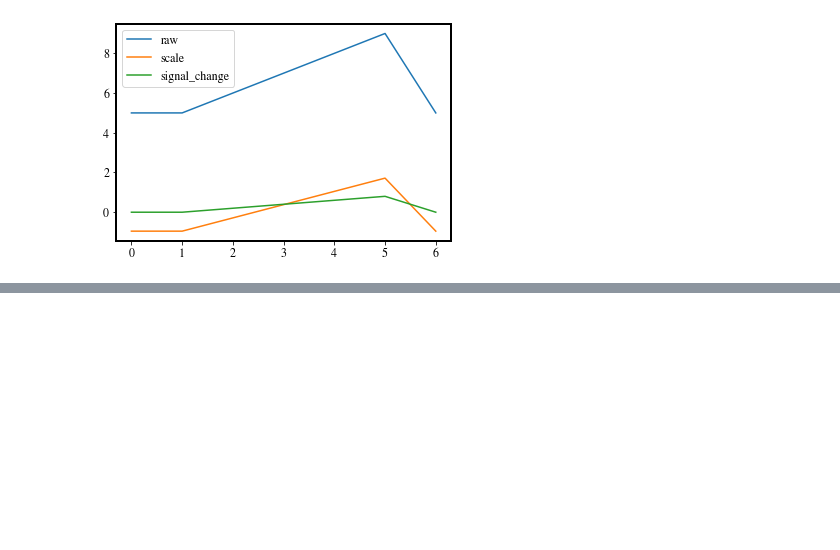
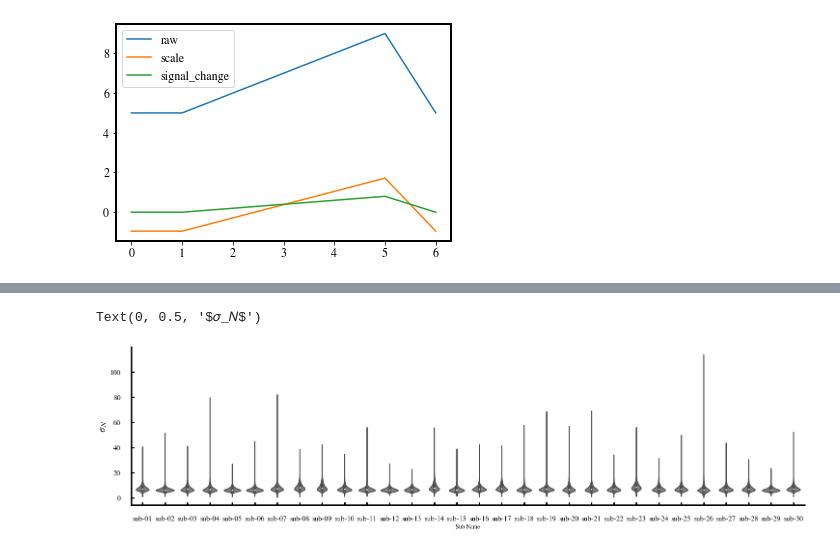
Before and after one commit to Blink621/HAD-fmri, a Jupyter notebook: analysis/quality_check.ipynb, the cells around one changed output, grey strips where cells are left out. Cells and saved outputs as stored; diff of their text form; code cells hidden in the pictures; blank space fills up the shorter version.

```diff
--- a/analysis/quality_check.ipynb
+++ b/analysis/quality_check.ipynb
@@ -337,0 +420,20 @@ plt.legend()
+# %%
+# merge data and label into df
+df = pd.DataFrame()
+df['CNR'] = noise_std
+df['Sub Name'] = label
+plt.figure(figsize=(25, 6))
+
+fig = sns.violinplot(x="Sub Name", y="CNR", data=df, color='grey', linewidth=2)
+fig.set_yticklabels(fig.get_yticks().astype(int), size = 15)
+ax = plt.gca()
+
+ax.tick_params(labelsize=15, width=3, length=6, direction="in", pad=22)
+ax.spines['top'].set_visible(False)
+ax.spines['right'].set_visible(False)
+ax.spines['bottom'].set_linewidth(3)
+ax.spines['left'].set_linewidth(3)
+plt.ylabel(f'$𝜎_𝑁$', size = 20)
+# %% [output]
+Text(0, 0.5, '$𝜎_𝑁$')
+[figure, added]
```
Also changed, not shown: parts of 11 cells of this notebook, 8 other files.
